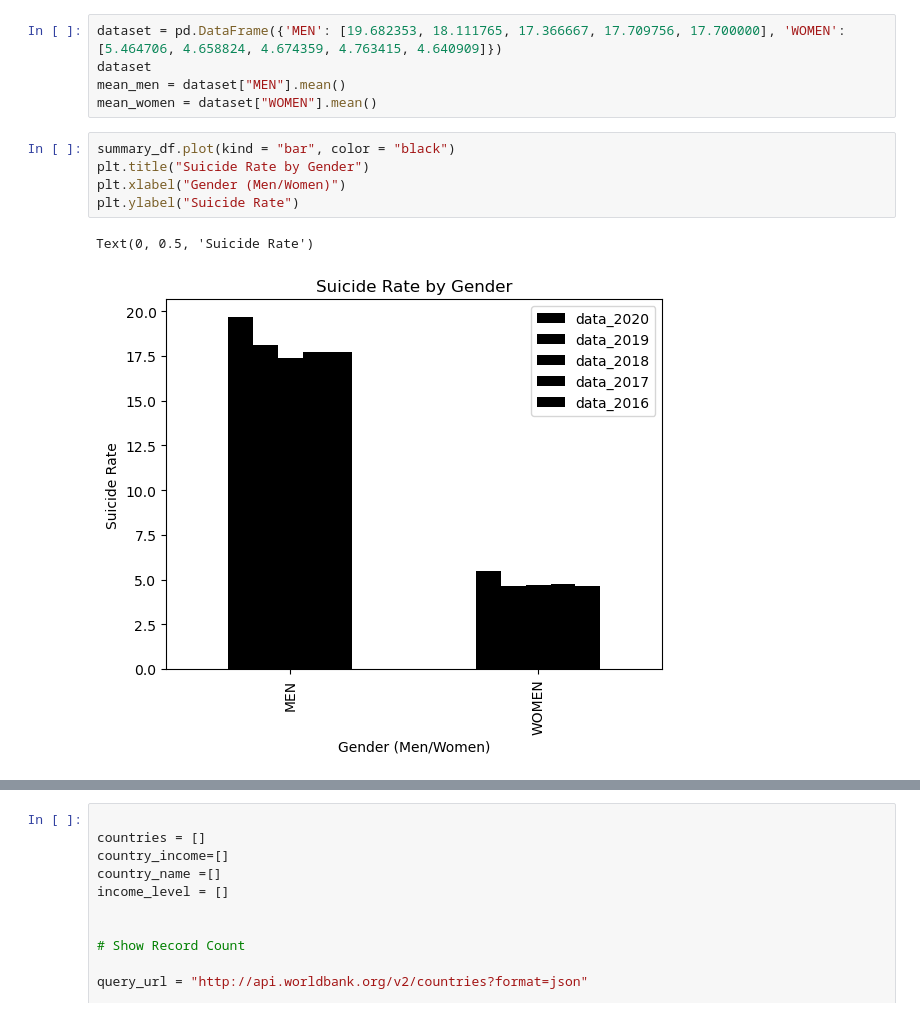
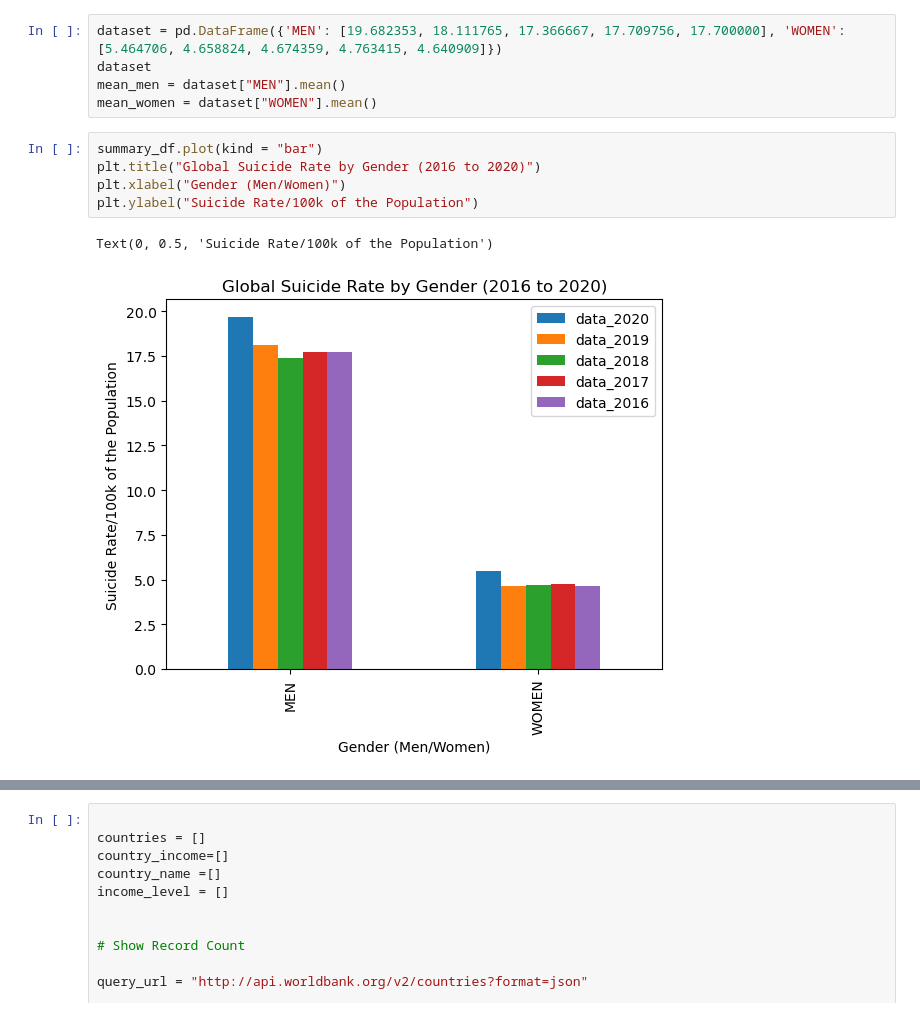
Before and after one commit to BirundhaVaratharajan/Project-1, a Jupyter notebook: Covid_on_Suicidalrate_Proj_1.ipynb, the cells around one changed output, grey strips where cells are left out. Cells and saved outputs as stored; diff of their text form.

```diff
--- a/Covid_on_Suicidalrate_Proj_1.ipynb
+++ b/Covid_on_Suicidalrate_Proj_1.ipynb
@@ -250,13 +250,13 @@ dataset
 mean_men = dataset["MEN"].mean()
 mean_women = dataset["WOMEN"].mean()
 # %%
-summary_df.plot(kind = "bar", color = "black")
-plt.title("Suicide Rate by Gender")
+summary_df.plot(kind = "bar")
+plt.title("Global Suicide Rate by Gender (2016 to 2020)")
 plt.xlabel("Gender (Men/Women)")
-plt.ylabel("Suicide Rate")
+plt.ylabel("Suicide Rate/100k of the Population")
 # %% [output]
-Text(0, 0.5, 'Suicide Rate')
+Text(0, 0.5, 'Suicide Rate/100k of the Population')
-[figure, old version]
+[figure, new version]
 # %%
 time = np.arange(2016, 2021, 1)
 men_data = [17.7, 17.7, 17.4, 18.1, 19.7]
```
Also changed, not shown: parts of 5 cells of this notebook, 2 other files.
